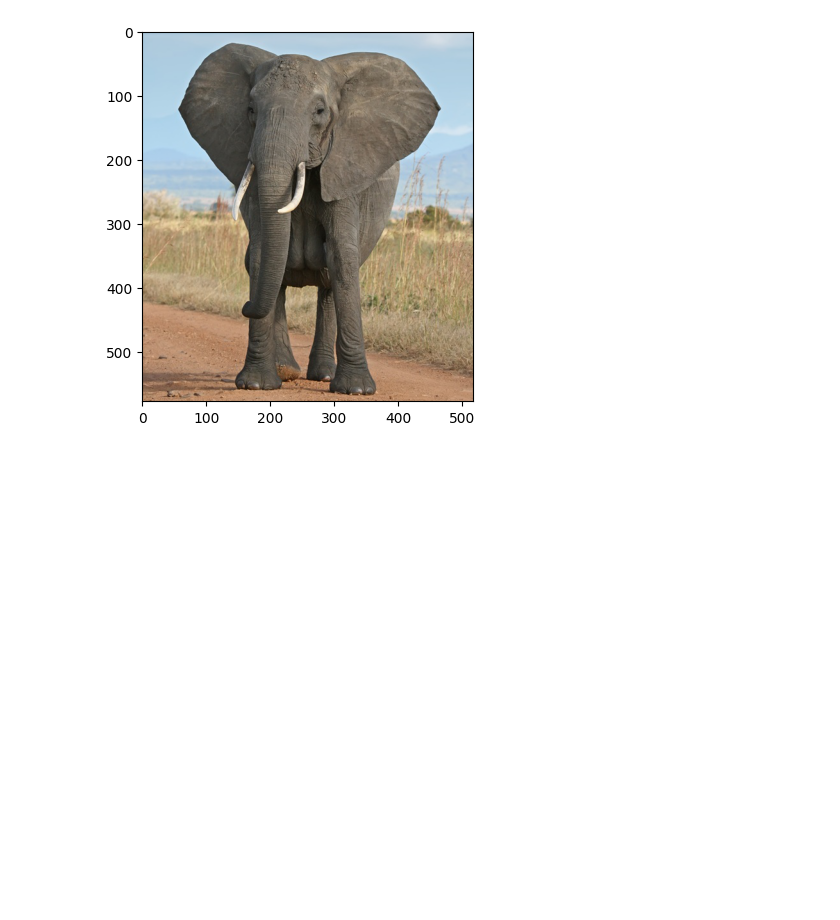
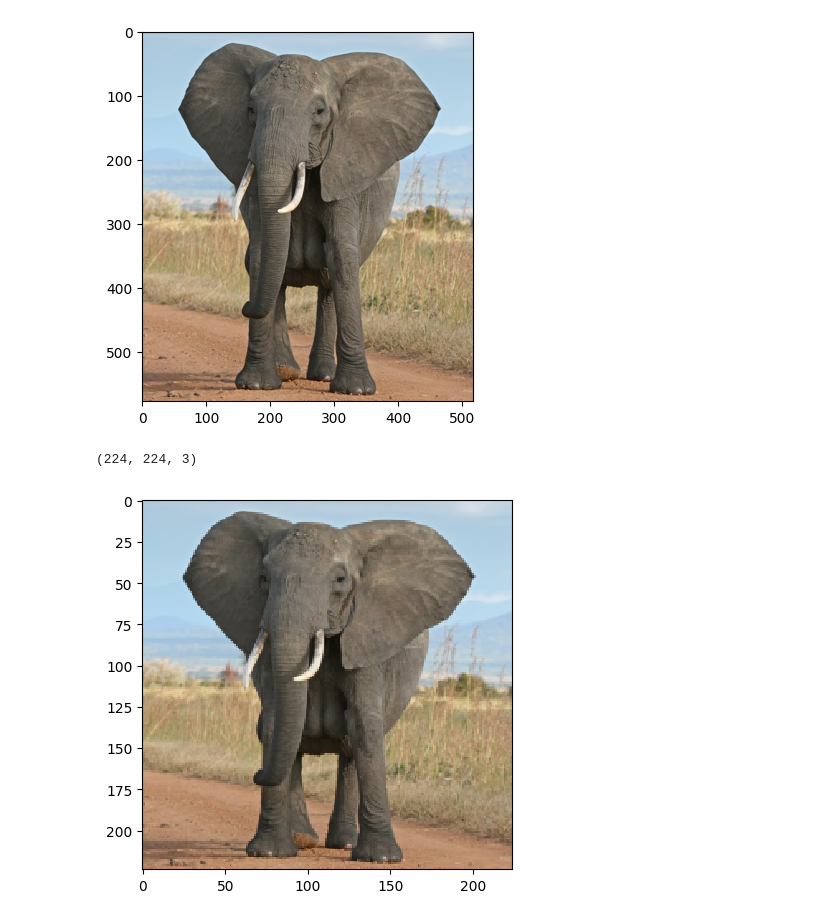
Before and after one commit to c5ho/deep_learning, a Jupyter notebook: 01_materials/labs/lab_4.ipynb, the cells around one changed output. Drawn from its saved outputs; the diff is of its cells as text; code cells hidden in the pictures; blank space fills up the shorter version.

```diff
--- a/01_materials/labs/lab_4.ipynb
+++ b/01_materials/labs/lab_4.ipynb
@@ -329,3 +331,11 @@ plt.imshow(image);
 # %% [output]
 (578, 518, 3)
 [figure]
+# %%
+lowres_image = resize(image, (224, 224), mode='reflect', anti_aliasing=True)
+print(lowres_image.shape)
+lowres_image = (lowres_image*255).astype(np.uint8)
+plt.imshow(lowres_image, interpolation='nearest');
+# %% [output]
+(224, 224, 3)
+[figure, added]
```
Also changed, not shown: parts of 8 cells of this notebook.
